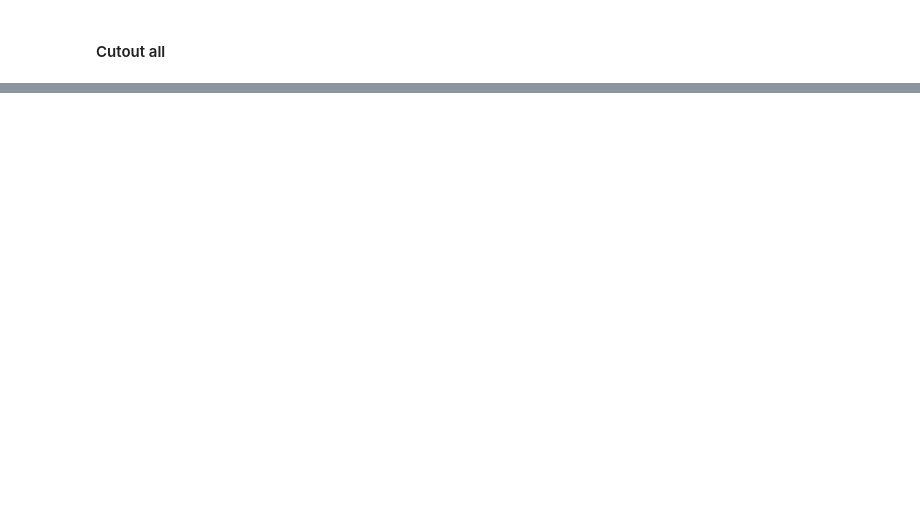
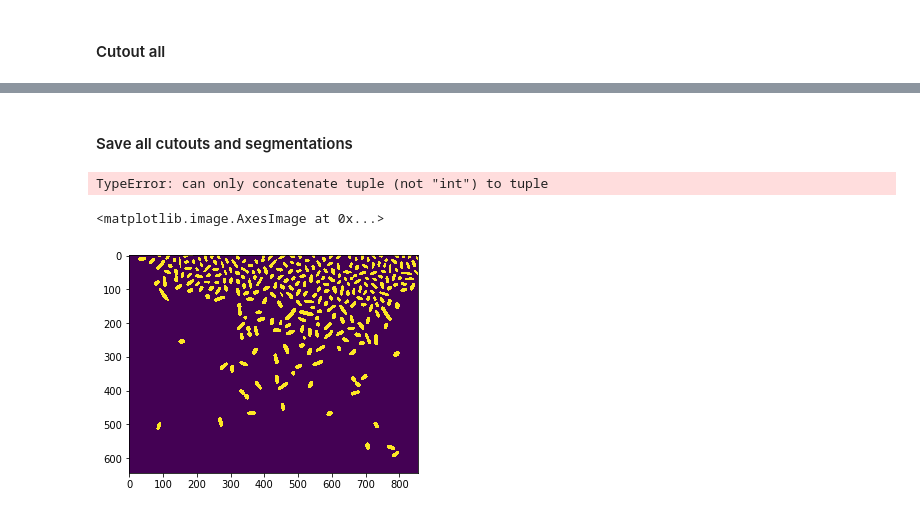
Before and after one commit to ajrzepiela/midap, a Jupyter notebook: notebooks/detect_chambers.ipynb, the cells around one changed output, grey strips where cells are left out. Saved outputs shown, nothing was run; the diff lists cells and outputs as text; code cells hidden in the pictures; blank space fills up the shorter version.

```diff
--- a/notebooks/detect_chambers.ipynb
+++ b/notebooks/detect_chambers.ipynb
@@ -192,0 +316,20 @@ sio.savemat(mname,{'ar' : np.array(all_cutouts)})
+# %% [markdown]
+#### Save all cutouts and segmentations
+# %%
+data_dir = '../data/15052019_algMono0.1_20190517_segm/'
+# %%
+# Save all pages to separate tif-files
+im_dir = data_dir + 'raw_im/'
+fname_base = 'CWRt'
+for i, p in enumerate(all_pages):
+    filename = im_dir + fname_base + str('{:05}'.format(i+1)) + 'xy001c1.tif'
+    img = Image.fromarray(p)
+    img.save(filename)
+# %%
+# generate one tif-file per timeframe for cutouts
+phase_dir = data_dir + 'xy1/phase/'
+fname_base = 'CWRt'
+for i, cut in enumerate(all_cutouts):
+    filename = phase_dir + fname_base + str('{:05}'.format(i+1)) + 'xy001c1.tif'
+    img = Image.fromarray(cut)
+    img.save(filename)
@@ -192,0 +472,14 @@ sio.savemat(mname,{'ar' : np.array(all_cutouts)})
+# %%
+bb+1
+# %% [output]
+TypeError: can only concatenate tuple (not "int") to tuple
+# %%
+label_objects, nb_labels = ndi.label(seg)
+sizes = np.bincount(label_objects.ravel())
+mask_sizes = sizes > 50
+mask_sizes[0] = 0
+coins_cleaned = mask_sizes[label_objects]
+plt.imshow(coins_cleaned)
+# %% [output]
+<matplotlib.image.AxesImage at 0x...>
+[figure, added]
```
Also changed, not shown: parts of 36 cells of this notebook.
